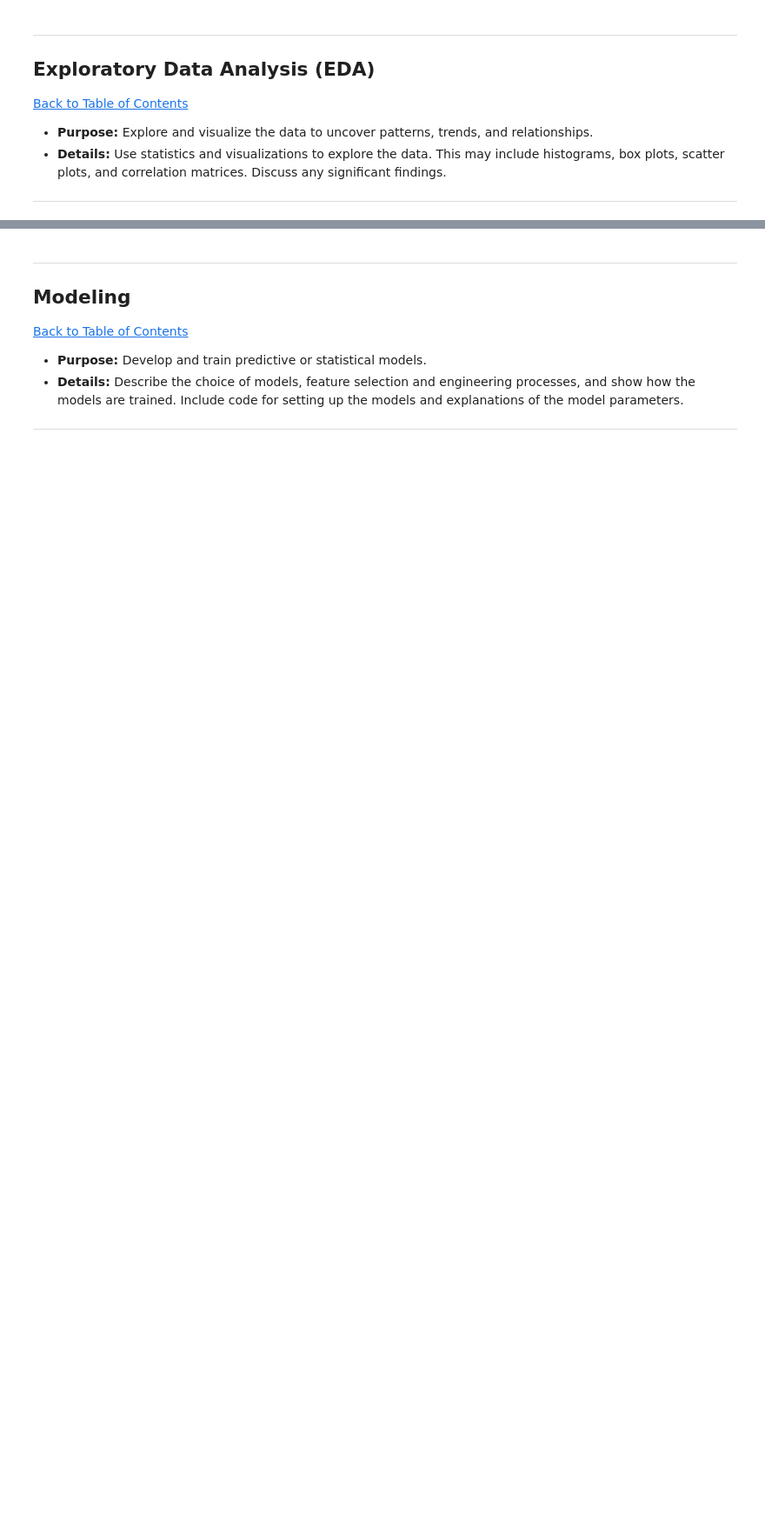
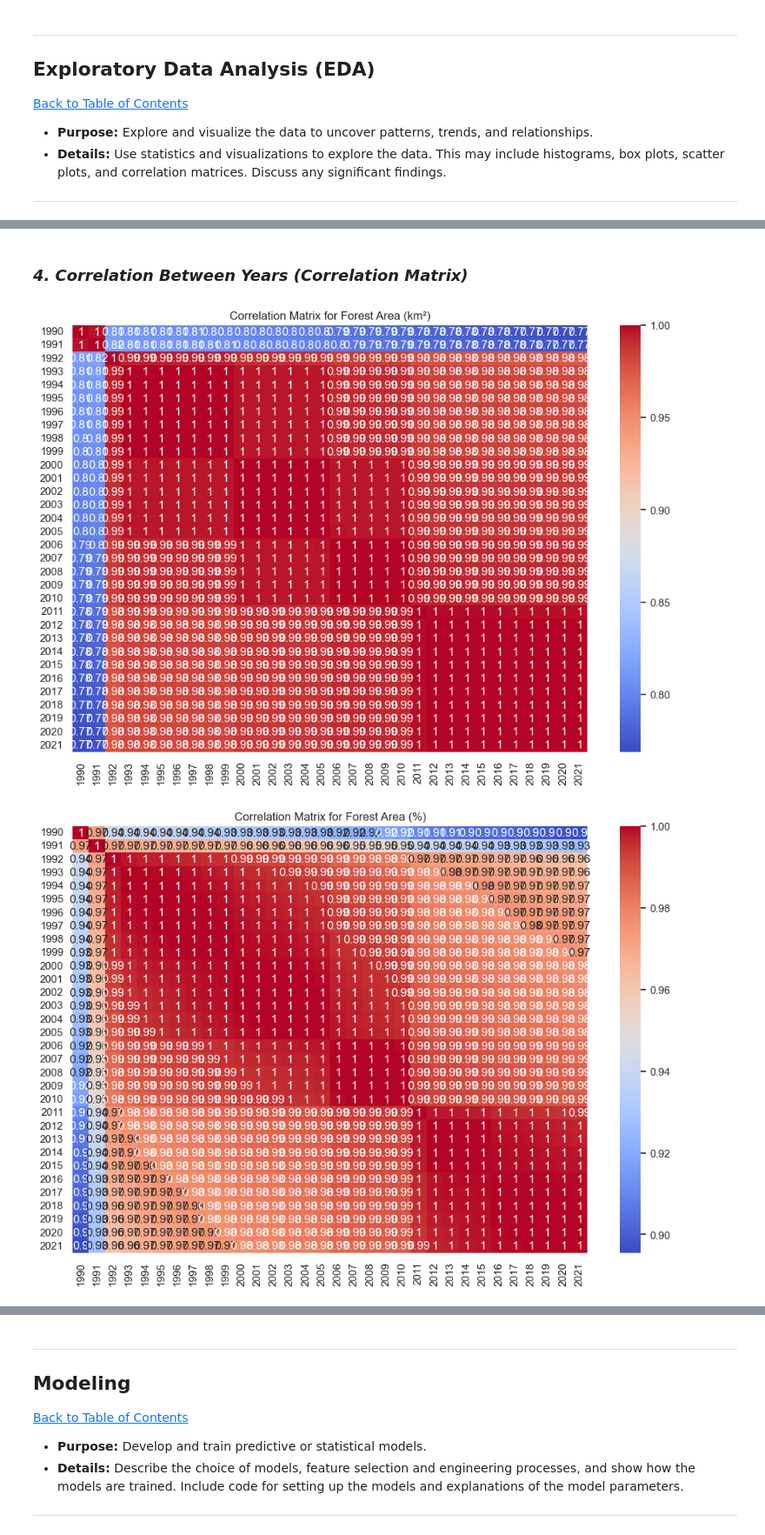
Before and after one commit to Khupukani/Global_Deforestation, a Jupyter notebook: QCTO---Workplace-Module-Notebook-Template-4571.ipynb, the cells around one changed output, grey strips where cells are left out. Shown at 87% size. Drawn from its saved outputs; the diff is of its cells as text; code cells hidden in the pictures; blank space fills up the shorter version.

```diff
--- a/QCTO---Workplace-Module-Notebook-Template-4571.ipynb
+++ b/QCTO---Workplace-Module-Notebook-Template-4571.ipynb
@@ -214,0 +285,23 @@ Country_Code     0
+# %% [markdown]
+### *4. Correlation Between Years (Correlation Matrix)*
+# %%
+import seaborn as sns
+
+# Correlation matrix for forest area in square kilometers
+corr_km = forest_area_km[years].corr()
+
+plt.figure(figsize=(12, 8))
+sns.heatmap(corr_km, annot=True, cmap='coolwarm')
+plt.title("Correlation Matrix for Forest Area (km²)")
+plt.show()
+
+# Correlation matrix for forest area percentage
+corr_percent = forest_area_percent[years].corr()
+
+plt.figure(figsize=(12, 8))
+sns.heatmap(corr_percent, annot=True, cmap='coolwarm')
+plt.title("Correlation Matrix for Forest Area (%)")
+plt.show()
+# %% [output]
+[figure, added]
+[figure, added]
```
Also changed, not shown: parts of 8 cells of this notebook.
